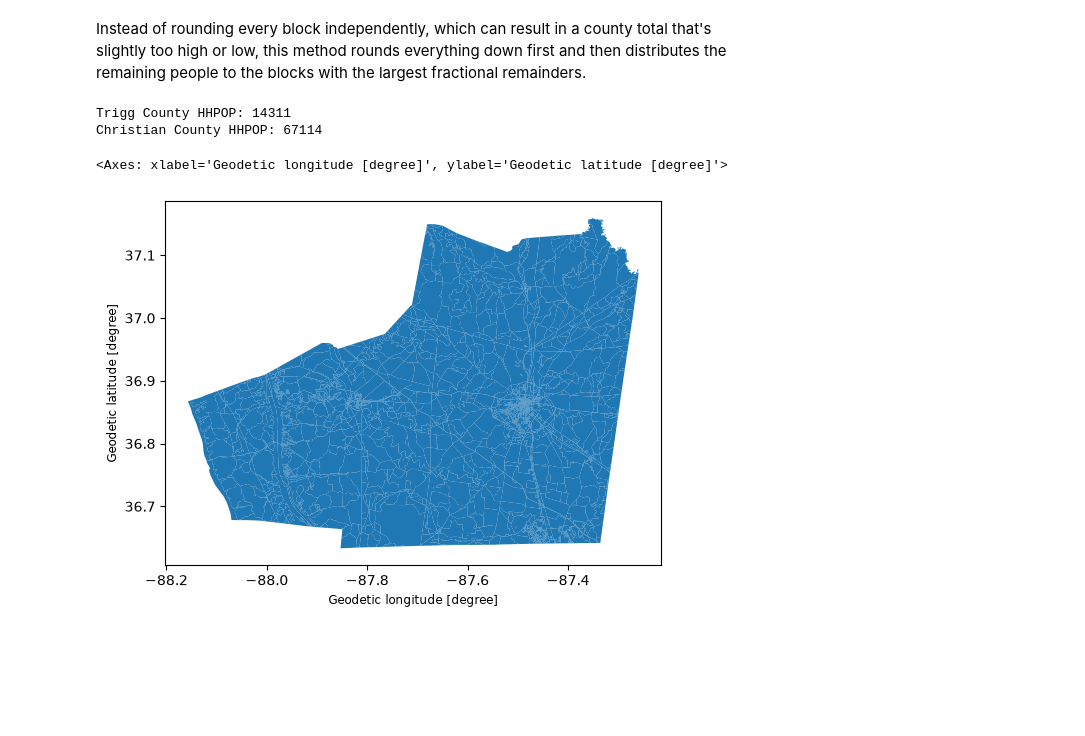
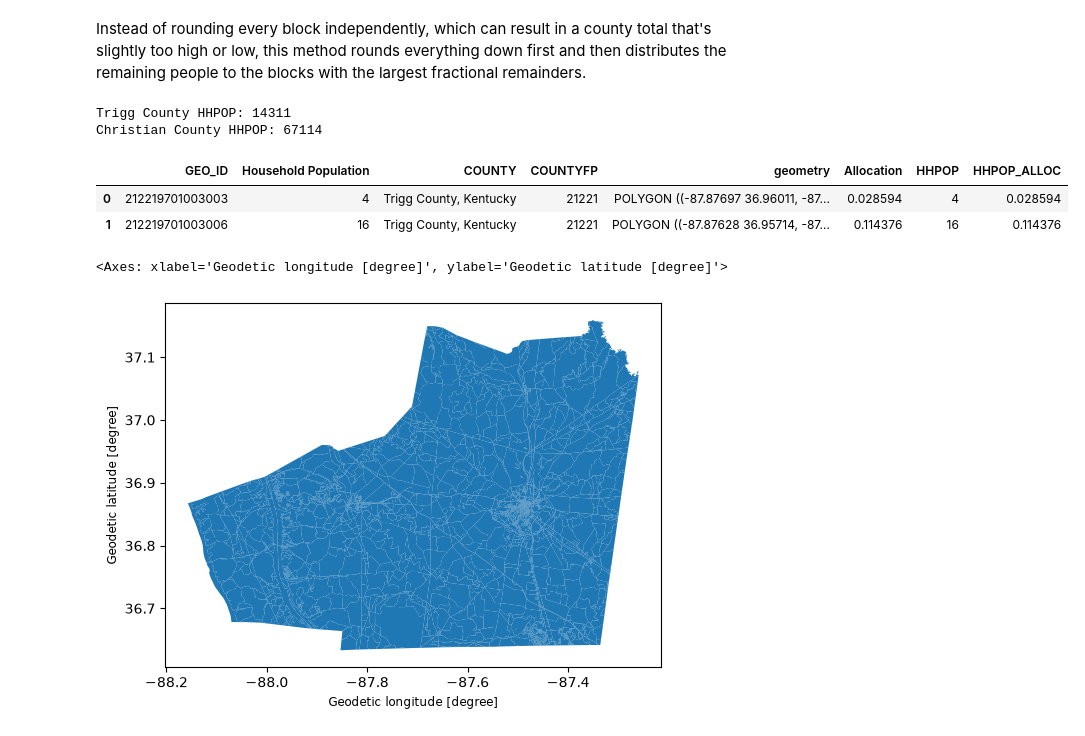
Before and after one commit to Greater-Nashville-Regional-Council/FCLUCS_Scenario_Planning, a Jupyter notebook: notebooks/Base Year HHPop.ipynb, the cells around one changed output. Cells and saved outputs as stored; diff of their text form; code cells hidden in the pictures; blank space fills up the shorter version.

```diff
--- a/notebooks/Base Year HHPop.ipynb
+++ b/notebooks/Base Year HHPop.ipynb
@@ -162,6 +162,12 @@ print("Christian County HHPOP:", christian["HHPOP"].sum())
 # %% [output]
 Trigg County HHPOP: 14311
 Christian County HHPOP: 67114
+# %%
+trigg.head(2)
+# %% [output]
+|  | GEO_ID | Household Population | COUNTY | COUNTYFP | geometry | Allocation | HHPOP | HHPOP_ALLOC |
+| 0 | 212219701003003 | 4 | Trigg County, Kentucky | 21221 | POLYGON ((-87.87697 36.96011, -87... | 0.028594 | 4 | 0.028594 |
+| 1 | 212219701003006 | 16 | Trigg County, Kentucky | 21221 | POLYGON ((-87.87628 36.95714, -87... | 0.114376 | 16 | 0.114376 |
 # %%
 combined = pd.concat([trigg, christian])
 combined_geo = gpd.GeoDataFrame(data = combined, geometry = combined.geometry, crs = geo.crs)
```
Also changed, not shown: parts of 3 cells of this notebook, 3 other files.
